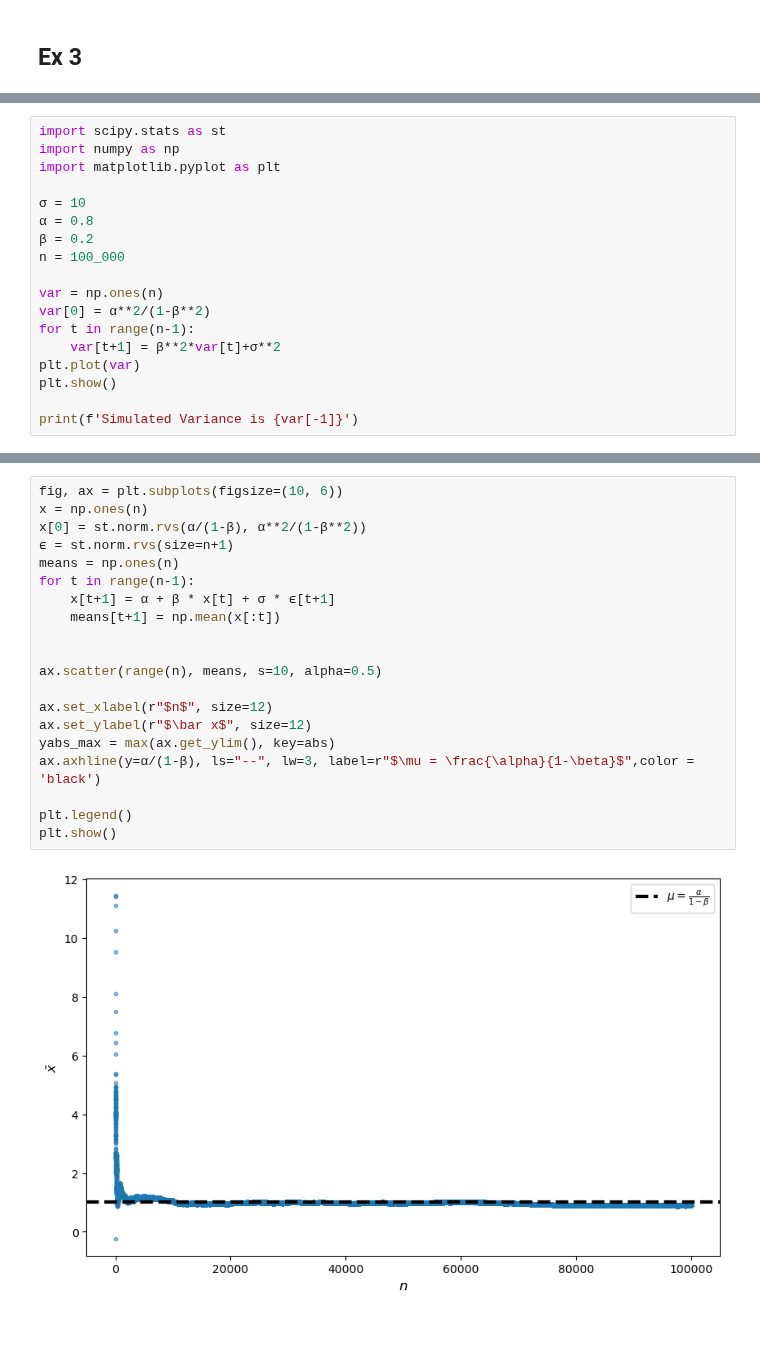
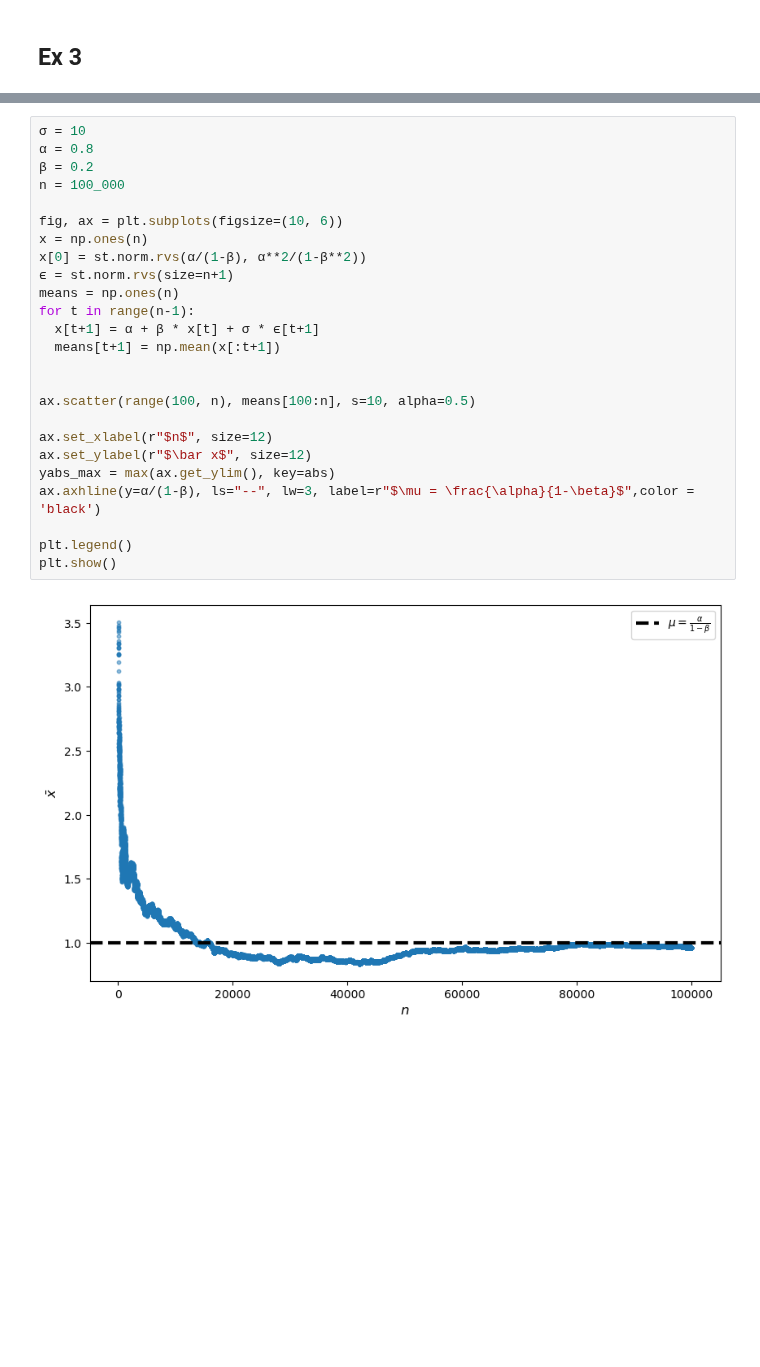
Before and after one commit to QuantEcon/lecture-python-intro, a Jupyter notebook: in-work/lln_clt.ipynb, the cells around one changed output, grey strips where cells are left out. Drawn from its saved outputs; the diff is of its cells as text; blank space fills up the shorter version.

````diff
--- a/in-work/lln_clt.ipynb
+++ b/in-work/lln_clt.ipynb
@@ -542,18 +522,0 @@ $$
-# %%
-import scipy.stats as st
-import numpy as np
-import matplotlib.pyplot as plt
-
-σ = 10
-α = 0.8
-β = 0.2
-n = 100_000
-
-var = np.ones(n)
-var[0] = α**2/(1-β**2)
-for t in range(n-1):
-    var[t+1] = β**2*var[t]+σ**2
-plt.plot(var)
-plt.show()
-
-print(f'Simulated Variance is {var[-1]}')
@@ -581,25 +567,30 @@ $$
 # %%
+σ = 10
+α = 0.8
+β = 0.2
+n = 100_000
+
 fig, ax = plt.subplots(figsize=(10, 6))
 x = np.ones(n)
 x[0] = st.norm.rvs(α/(1-β), α**2/(1-β**2))
 ϵ = st.norm.rvs(size=n+1)
 means = np.ones(n)
 for t in range(n-1):
-    x[t+1] = α + β * x[t] + σ * ϵ[t+1]
-    means[t+1] = np.mean(x[:t])
+  x[t+1] = α + β * x[t] + σ * ϵ[t+1]
+  means[t+1] = np.mean(x[:t+1])
 
 
-ax.scatter(range(n), means, s=10, alpha=0.5)
+ax.scatter(range(100, n), means[100:n], s=10, alpha=0.5)
 
 ax.set_xlabel(r"$n$", size=12)
 ax.set_ylabel(r"$\bar x$", size=12)
 yabs_max = max(ax.get_ylim(), key=abs)
 ax.axhline(y=α/(1-β), ls="--", lw=3, label=r"$\mu = \frac{\alpha}{1-\beta}$",color = 'black')
 
 plt.legend()
 plt.show()
 # %% [output]
-[figure, old version]
+[figure, new version]
 # %% [markdown]
 ```{solution-end}
 ```
````
Also changed, not shown: parts of 19 cells of this notebook, 1 other file.
